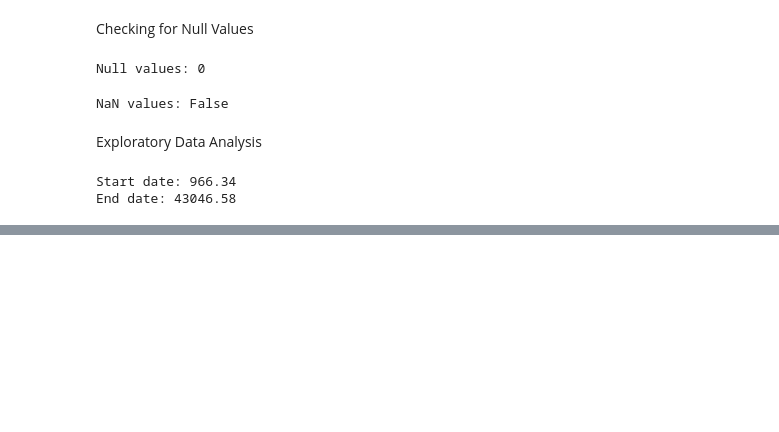
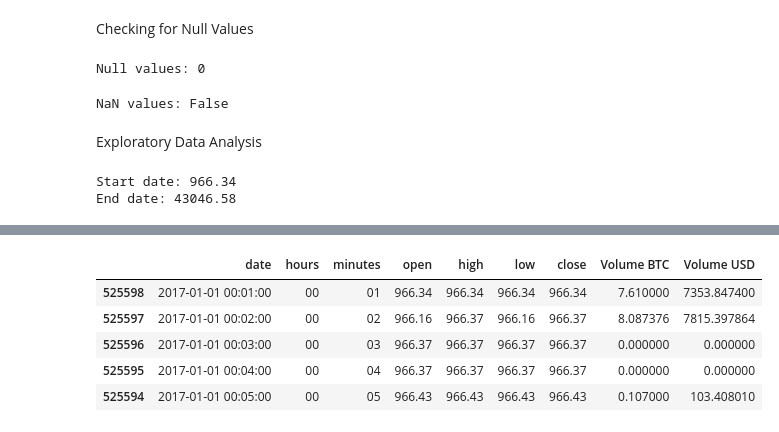
Before and after one commit to Lukas-Christopher13/Projeto-Topicos-em-BD, a Jupyter notebook: Bitcoin_historical_data.ipynb, the cells around one changed output, grey strips where cells are left out. Cells and saved outputs as stored; diff of their text form; code cells hidden in the pictures; blank space fills up the shorter version.

```diff
--- a/Bitcoin_historical_data.ipynb
+++ b/Bitcoin_historical_data.ipynb
@@ -136,0 +101,16 @@ BTC_agg.head()
+# %%
+
+BTC_df_date["hours"] = BTC_df_date["date"].dt.strftime('%H')
+BTC_df_date["minutes"] = BTC_df_date["date"].dt.strftime('%M')
+
+new_order = ['date', 'hours', 'minutes', 'open', 'high', 'low', 'close', 'Volume BTC', 'Volume USD']
+BTC_df_date = BTC_df_date[new_order]
+
+BTC_df_date.head()
+# %% [output]
+|  | date | hours | minutes | open | high | low | close | Volume BTC | Volume USD |
+| 525598 | 2017-01-01 00:01:00 | 00 | 01 | 966.34 | 966.34 | 966.34 | 966.34 | 7.610000 | 7353.847400 |
+| 525597 | 2017-01-01 00:02:00 | 00 | 02 | 966.16 | 966.37 | 966.16 | 966.37 | 8.087376 | 7815.397864 |
+| 525596 | 2017-01-01 00:03:00 | 00 | 03 | 966.37 | 966.37 | 966.37 | 966.37 | 0.000000 | 0.000000 |
+| 525595 | 2017-01-01 00:04:00 | 00 | 04 | 966.37 | 966.37 | 966.37 | 966.37 | 0.000000 | 0.000000 |
+| 525594 | 2017-01-01 00:05:00 | 00 | 05 | 966.43 | 966.43 | 966.43 | 966.43 | 0.107000 | 103.408010 |
```
Also changed, not shown: parts of 6 cells of this notebook.
